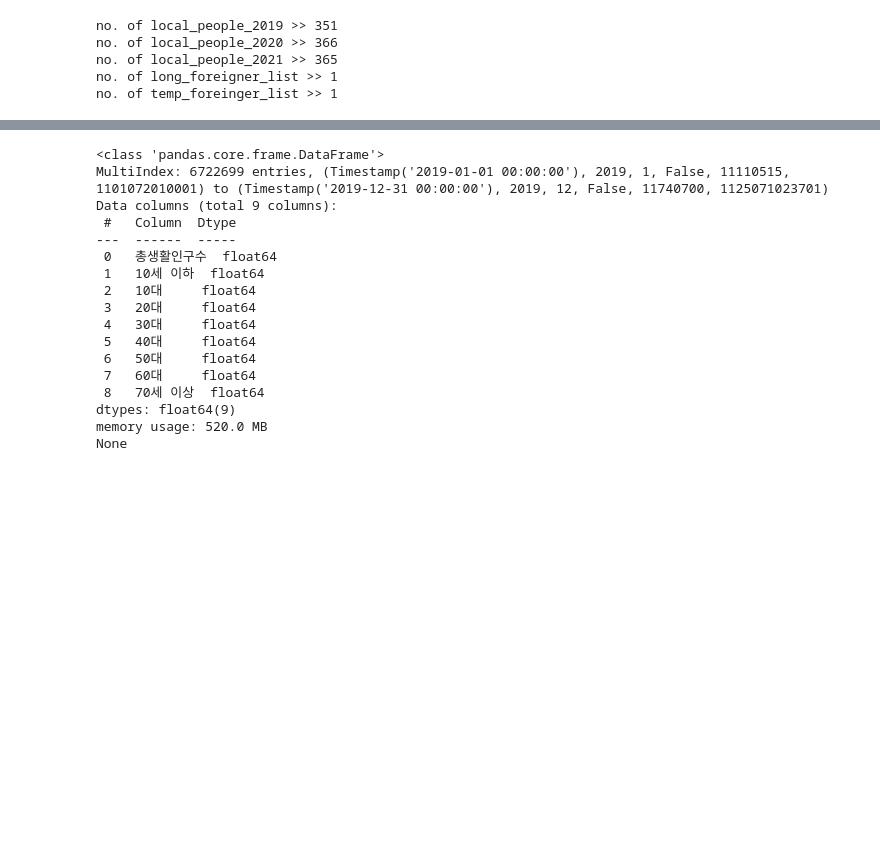
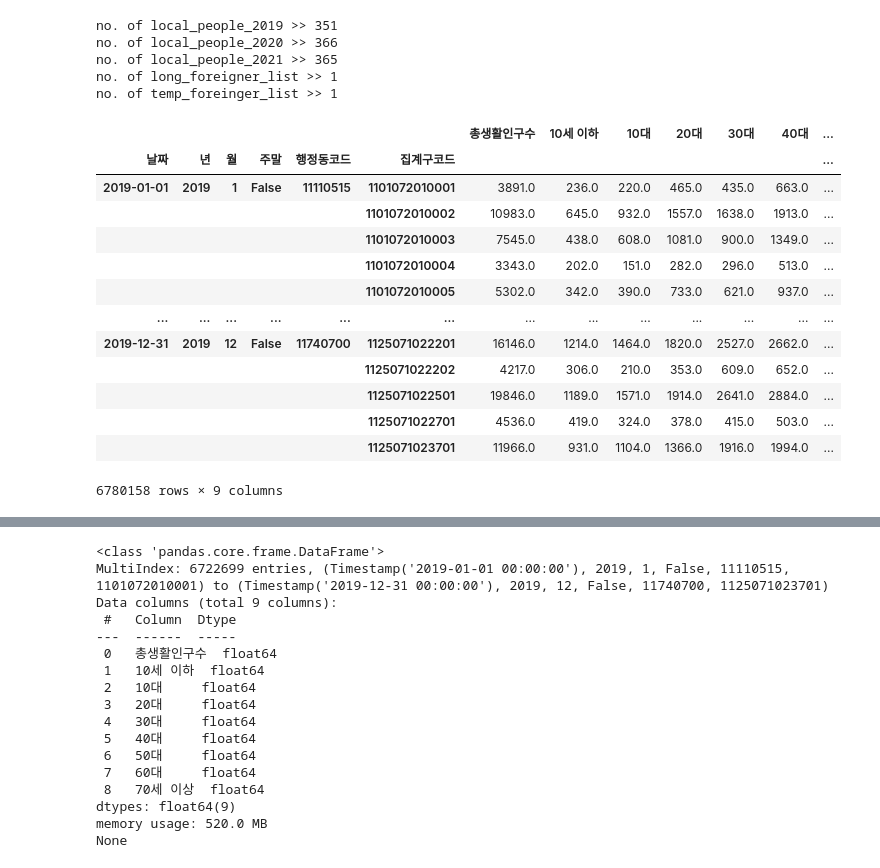
Before and after one commit to syshin0116/Dacon, a Jupyter notebook: code/서울시 집계구단위 생활인구.ipynb, the cells around one changed output, grey strips where cells are left out. Saved outputs shown, nothing was run; the diff lists cells and outputs as text; code cells hidden in the pictures; blank space fills up the shorter version.

```diff
--- a/code/서울시 집계구단위 생활인구.ipynb
+++ b/code/서울시 집계구단위 생활인구.ipynb
@@ -186,3 +186,5 @@ local_people_2020_df_집계구, local_people_2020_df_행정동 = data_process(lo
 # %%
 #2021년
 local_people_2021_df_집계구, local_people_2021_df_행정동 = data_process(local_people_2021_list, "./data/집계구 단위 서울 생활인구/local_people/2021/")
+# %%
+local_people_2019_df_집계구.drop(columns=['Unnamed: 33', 'Unnamed: 34', 'Unnamed: 35', 'Unnamed: 36','Unnamed: 37'], inplace=True)
@@ -190,3 +194,20 @@ local_people_2021_df_집계구, local_people_2021_df_행정동 = data_process(lo
 local_people_2019_df_집계구.to_csv("./data/집계구 단위 서울 생활인구/2019일당일평균_집계구.csv")
 # %%
 local_people_2019_df_행정동.to_csv("./data/집계구 단위 서울 생활인구/2019일당일평균_행정동.csv")
+# %%
+local_people_2019_df_집계구
+# %% [output]
+|  |  |  |  |  |  | 총생활인구수 | 10세 이하 | 10대 | 20대 | 30대 | 40대 | ... |
+| 날짜 | 년 | 월 | 주말 | 행정동코드 | 집계구코드 |  |  |  |  |  |  | ... |
+| 2019-01-01 | 2019 | 1 | False | 11110515 | 1101072010001 | 3891.0 | 236.0 | 220.0 | 465.0 | 435.0 | 663.0 | ... |
+|  |  |  |  |  | 1101072010002 | 10983.0 | 645.0 | 932.0 | 1557.0 | 1638.0 | 1913.0 | ... |
+|  |  |  |  |  | 1101072010003 | 7545.0 | 438.0 | 608.0 | 1081.0 | 900.0 | 1349.0 | ... |
+|  |  |  |  |  | 1101072010004 | 3343.0 | 202.0 | 151.0 | 282.0 | 296.0 | 513.0 | ... |
+|  |  |  |  |  | 1101072010005 | 5302.0 | 342.0 | 390.0 | 733.0 | 621.0 | 937.0 | ... |
+| ... | ... | ... | ... | ... | ... | ... | ... | ... | ... | ... | ... | ... |
+| 2019-12-31 | 2019 | 12 | False | 11740700 | 1125071022201 | 16146.0 | 1214.0 | 1464.0 | 1820.0 | 2527.0 | 2662.0 | ... |
+|  |  |  |  |  | 1125071022202 | 4217.0 | 306.0 | 210.0 | 353.0 | 609.0 | 652.0 | ... |
+|  |  |  |  |  | 1125071022501 | 19846.0 | 1189.0 | 1571.0 | 1914.0 | 2641.0 | 2884.0 | ... |
+|  |  |  |  |  | 1125071022701 | 4536.0 | 419.0 | 324.0 | 378.0 | 415.0 | 503.0 | ... |
+|  |  |  |  |  | 1125071023701 | 11966.0 | 931.0 | 1104.0 | 1366.0 | 1916.0 | 1994.0 | ... |
+6780158 rows × 9 columns
```
Also changed, not shown: parts of 10 cells of this notebook.
